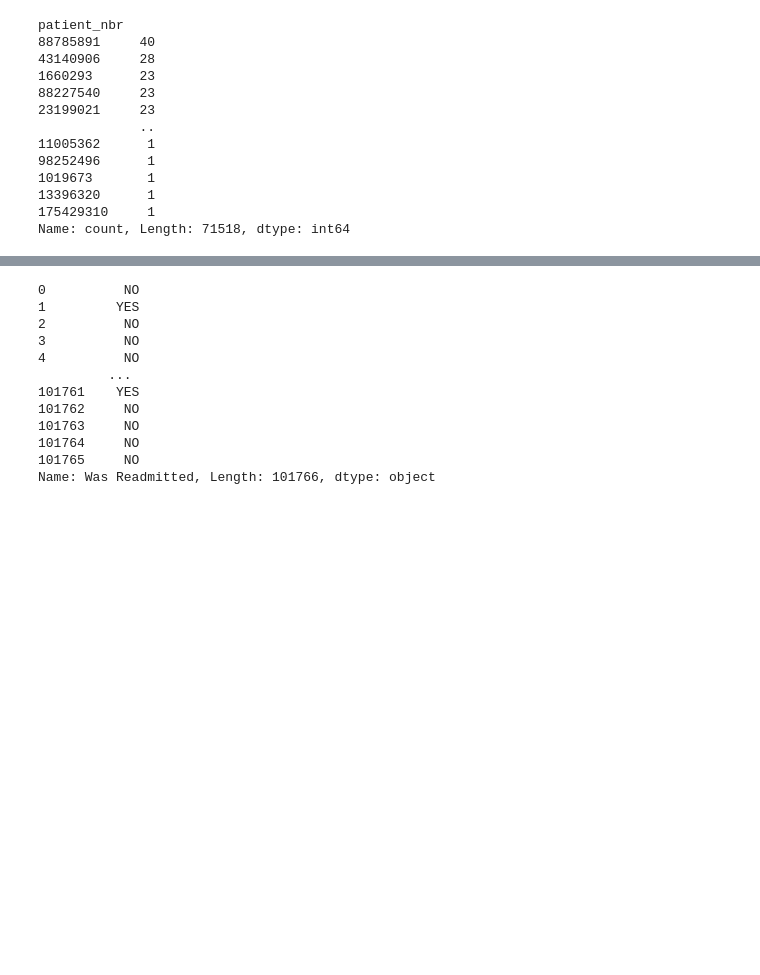
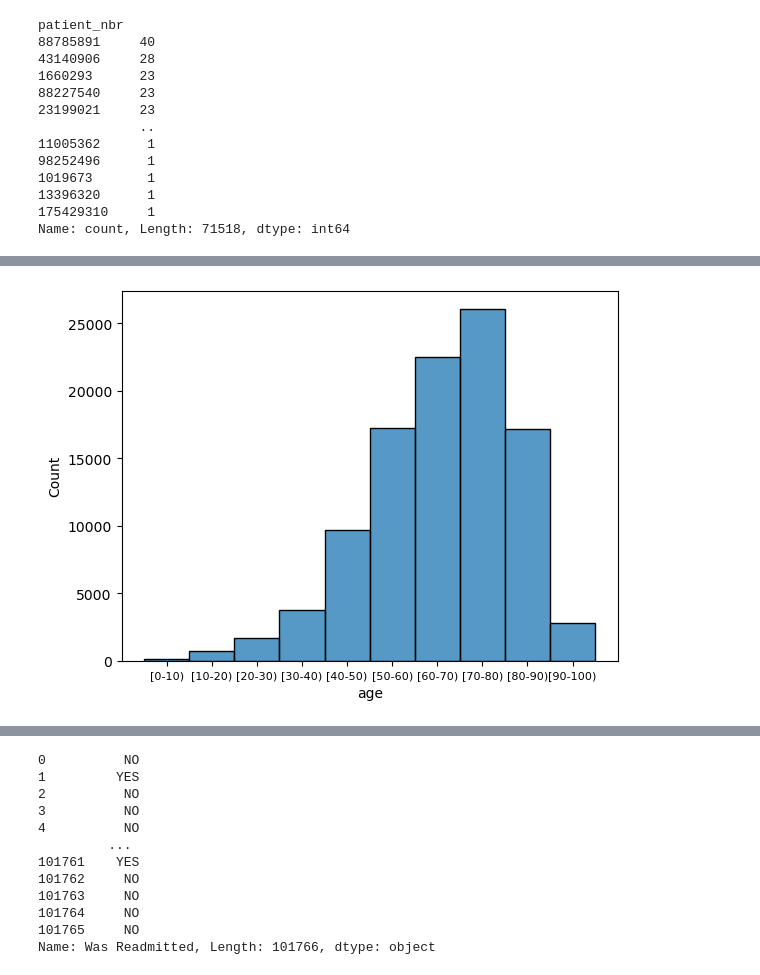
Before and after one commit to nditanaka/cs-520-90-diabetes-readmissions, a Jupyter notebook: notebook.ipynb, the cells around one changed output, grey strips where cells are left out. Cells and saved outputs as stored; diff of their text form; code cells hidden in the pictures; blank space fills up the shorter version.

```diff
--- a/notebook.ipynb
+++ b/notebook.ipynb
@@ -61,0 +73,6 @@ data[(data['readmitted'] == ">30") & (data["patient_nbr"] == 43140906)]
+# %%
+sb.histplot(data['age'])
+plt.xticks(fontsize=8)
+plt.show()
+# %% [output]
+[figure, added]
```
Also changed, not shown: parts of 44 cells of this notebook.
